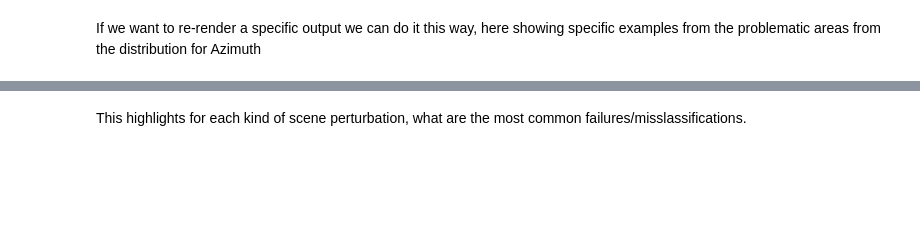
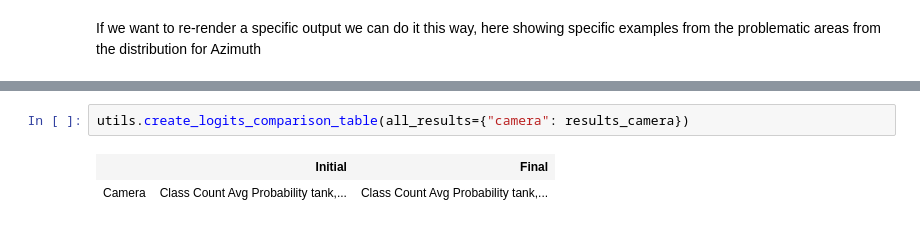
Before and after one commit to hediD/robust_analyzer, a Jupyter notebook: notebooks/tank.ipynb, the cells around one changed output, grey strips where cells are left out. Cells and saved outputs as stored; diff of their text form; blank space fills up the shorter version.

```diff
--- a/notebooks/tank.ipynb
+++ b/notebooks/tank.ipynb
@@ -320,2 +105,5 @@ display(HTML(style + html_table))
-# %% [markdown]
-This highlights for each kind of scene perturbation, what are the most common failures/misslassifications.
+# %%
+utils.create_logits_comparison_table(all_results={"camera": results_camera})
+# %% [output]
+|  | Initial | Final |
+| Camera | Class Count Avg Probability tank,... | Class Count Avg Probability tank,... |
```
Also changed, not shown: parts of 23 cells of this notebook, 3 other files.
